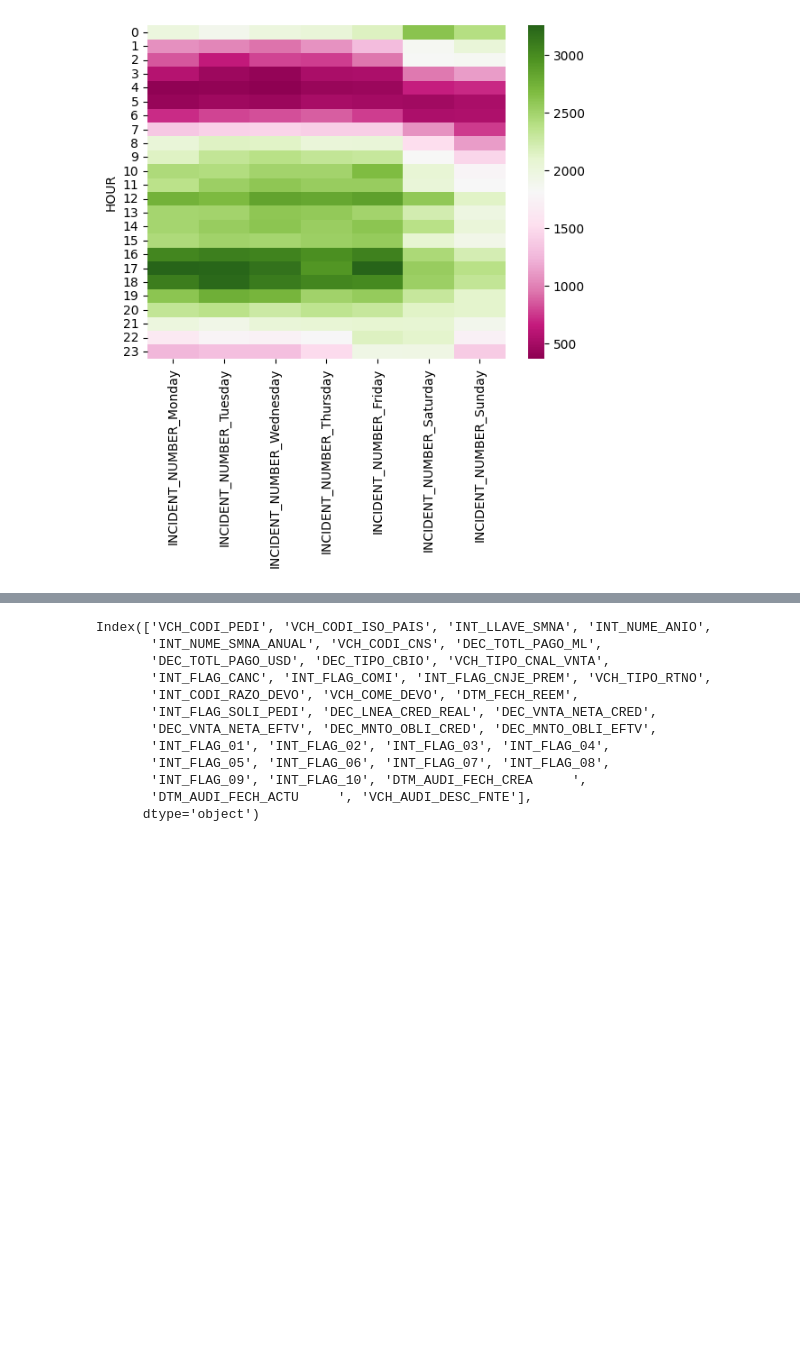
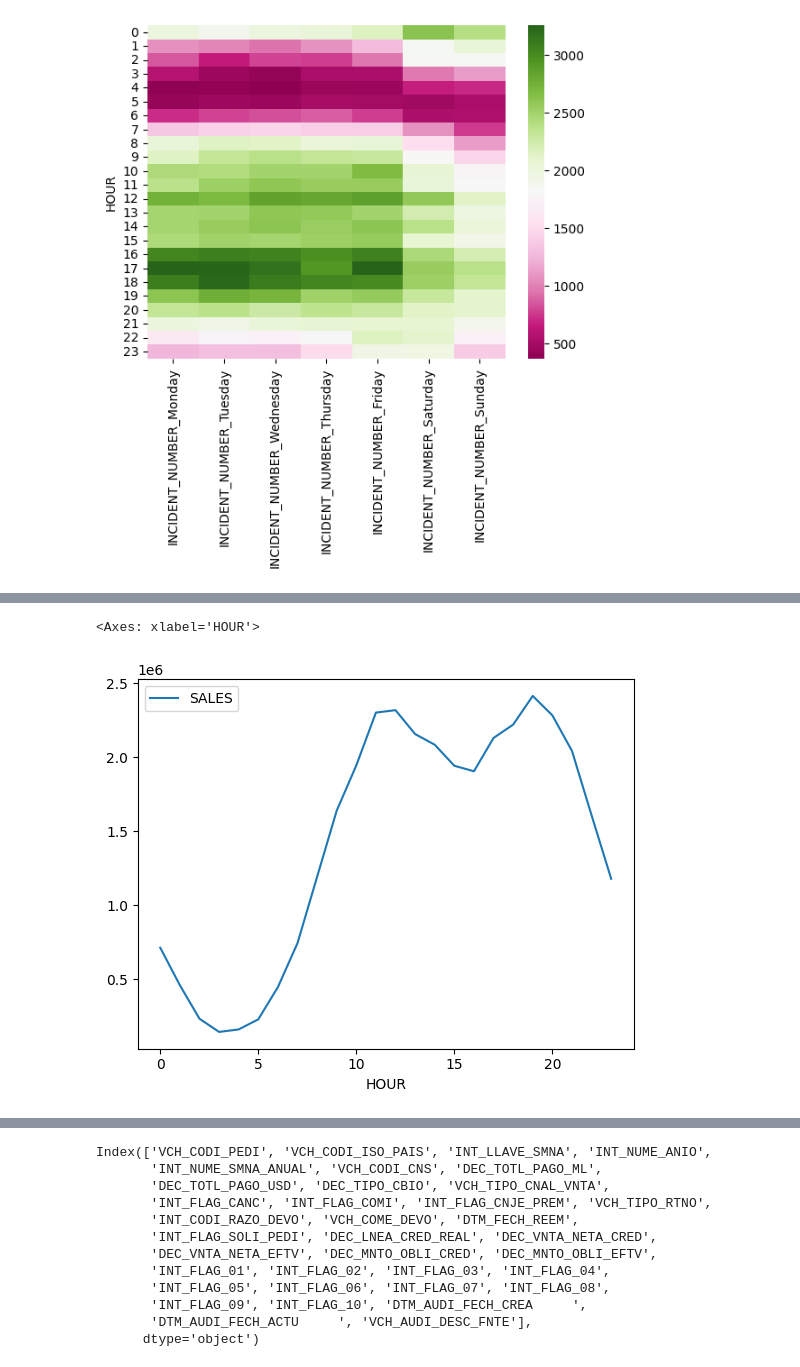
Before and after one commit to borissinchec/MyRepo, a Jupyter notebook: taller_python_02.ipynb, the cells around one changed output, grey strips where cells are left out. Saved outputs shown, nothing was run; the diff lists cells and outputs as text; code cells hidden in the pictures; blank space fills up the shorter version.

```diff
--- a/taller_python_02.ipynb
+++ b/taller_python_02.ipynb
@@ -513,0 +673,6 @@ all_data
+# %%
+## a que hora deberiamos de generar anuncios de campañlas de marketing digital
+all_data.groupby('HOUR').agg({'SALES':'sum'}).reset_index().plot(x='HOUR',y='SALES')
+# %% [output]
+<Axes: xlabel='HOUR'>
+[figure, added]
```
Also changed, not shown: parts of 73 cells of this notebook.
